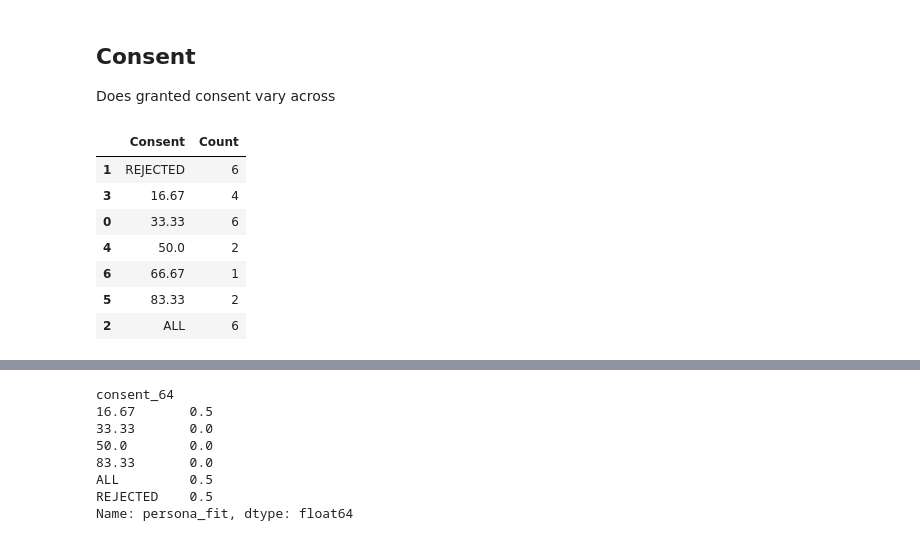
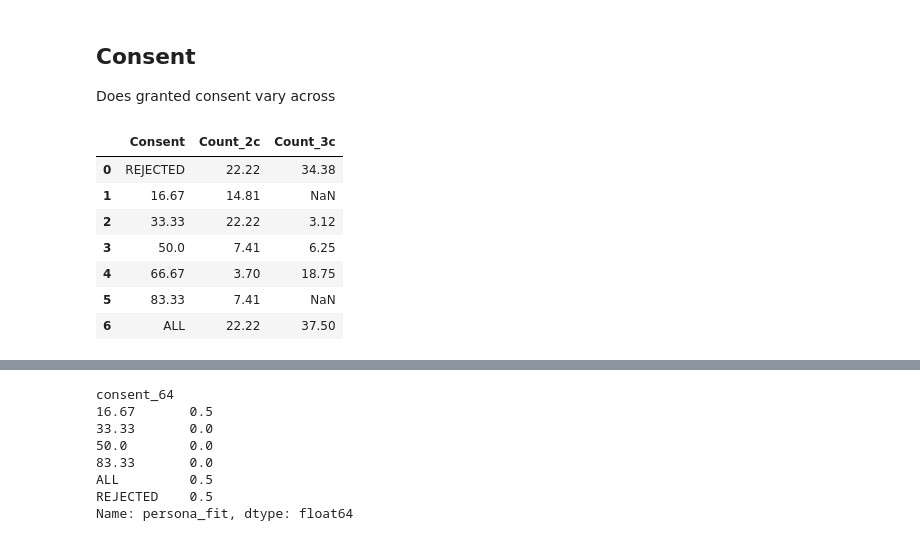
Before and after one commit to 82beja1bwi/contract-evaluation, a Jupyter notebook: qualitative.ipynb, the cells around one changed output, grey strips where cells are left out. Cells and saved outputs as stored; diff of their text form; code cells hidden in the pictures.

```diff
--- a/qualitative.ipynb
+++ b/qualitative.ipynb
@@ -231,0 +427,20 @@ persona_fit_scores
+# %%
+three_c_df['u_persona'] = pd.Categorical(three_c_df['u_persona'], categories=['Balanced Brian', 'Content Connie', 'Tabloid Terry', 'Privacy Priscilla'], ordered=True)
+
+pivot_personas_scores_3c = three_c_df.pivot_table(index='u_persona', columns='s_persona', values='score_535')
+
+pivot_personas_scores_3c.reset_index(inplace=True)
+# Set the size of the plot
+plt.figure(figsize=(5, 3))
+
+# Create the heatmap plot
+heatmap = sns.heatmap(pivot_personas_scores_3c.set_index('u_persona'), cmap='coolwarm', annot=True, fmt=".1f")
+heatmap.set_xticklabels(['Affordable\nNews\nNetwork','Balanced\nBrief','Premium\nPress','Tabloid\nTalker'], rotation=0)
+
+# Set the title and labels
+plt.title('3C Scores by User and Site Persona')
+plt.xlabel('')
+plt.ylabel('')
+
+# Show the plot
+plt.show()
@@ -233,18 +483,41 @@ persona_fit_scores
 ## Consent
 Does granted consent vary across
 # %%
-consent_counts_df = pd.concat([two_c_df['consent_34'], two_c_df['consent_64'], two_c_df['consent_67']]).value_counts().to_frame()
+# 3c DF
+consent_counts_2c_df = pd.concat([two_c_df['consent_34'], two_c_df['consent_64'], two_c_df['consent_67']]).value_counts().to_frame()
+consent_counts_2c_df = consent_counts_2c_df.reset_index()
+consent_counts_2c_df.columns = ['Consent', 'Count']
+consent_counts_2c_df['Consent'] = pd.Categorical(consent_counts_2c_df['Consent'], categories=['REJECTED', 16.67, 33.33, 50.0, 66.67, 83.33, 'ALL'], ordered=True)
+consent_counts_2c_df = consent_counts_2c_df.sort_values(by='Consent')
+consent_counts_2c_df
+
+# 3c DF
+consent_counts_df = pd.concat([three_c_df['consent_535'], three_c_df['consent_565']]).value_counts().to_frame()
 consent_counts_df = consent_counts_df.reset_index()
 consent_counts_df.columns = ['Consent', 'Count']
-consent_counts_df['Consent'] = pd.Categorical(consent_counts_df['Consent'], categories=['REJECTED', 16.67, 33.33, 50.0, 66.67, 83.33, 'ALL'], ordered=True)
+consent_counts_df['Consent'] = pd.Categorical(consent_counts_df['Consent'], categories=['REJECTED', 33.33, 50.0, 66.67, 'ALL'], ordered=True)
 consent_counts_df = consent_counts_df.sort_values(by='Consent')
 consent_counts_df
+consent_counts_df
+
+# Merge
+merged_consent_counts_df = consent_counts_2c_df.merge(consent_counts_df, how='outer', on='Consent', suffixes=('_2c', '_3c'))
+
+# Make comparable
+total = merged_consent_counts_df['Count_2c'].sum()
+merged_consent_counts_df['Count_2c'] = round((merged_consent_counts_df['Count_2c']/total)*100,2)
+
+total = merged_consent_counts_df['Count_3c'].sum()
+merged_consent_counts_df['Count_3c'] = round((merged_consent_counts_df['Count_3c']/total)*100,2)
+
+# Output the result
+merged_consent_counts_df
 # %% [output]
-|  | Consent | Count |
-| 1 | REJECTED | 6 |
-| 3 | 16.67 | 4 |
-| 0 | 33.33 | 6 |
-| 4 | 50.0 | 2 |
-| 6 | 66.67 | 1 |
-| 5 | 83.33 | 2 |
-| 2 | ALL | 6 |
+|  | Consent | Count_2c | Count_3c |
+| 0 | REJECTED | 22.22 | 34.38 |
+| 1 | 16.67 | 14.81 | NaN |
+| 2 | 33.33 | 22.22 | 3.12 |
+| 3 | 50.0 | 7.41 | 6.25 |
+| 4 | 66.67 | 3.70 | 18.75 |
+| 5 | 83.33 | 7.41 | NaN |
+| 6 | ALL | 22.22 | 37.50 |
```
Also changed, not shown: parts of 24 cells of this notebook, 7 other files.
